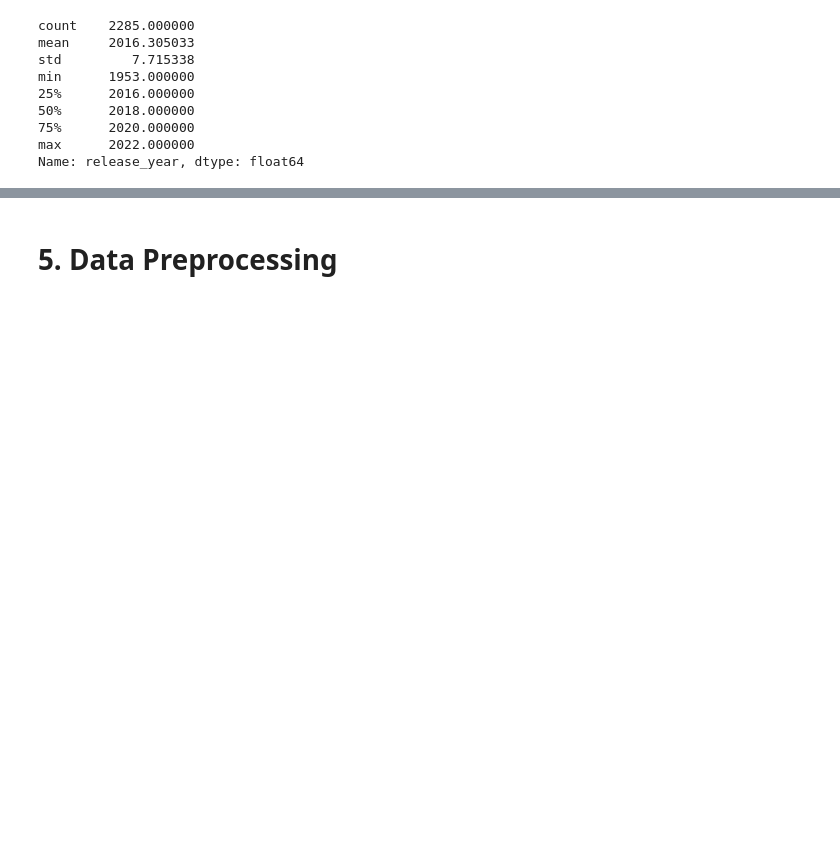
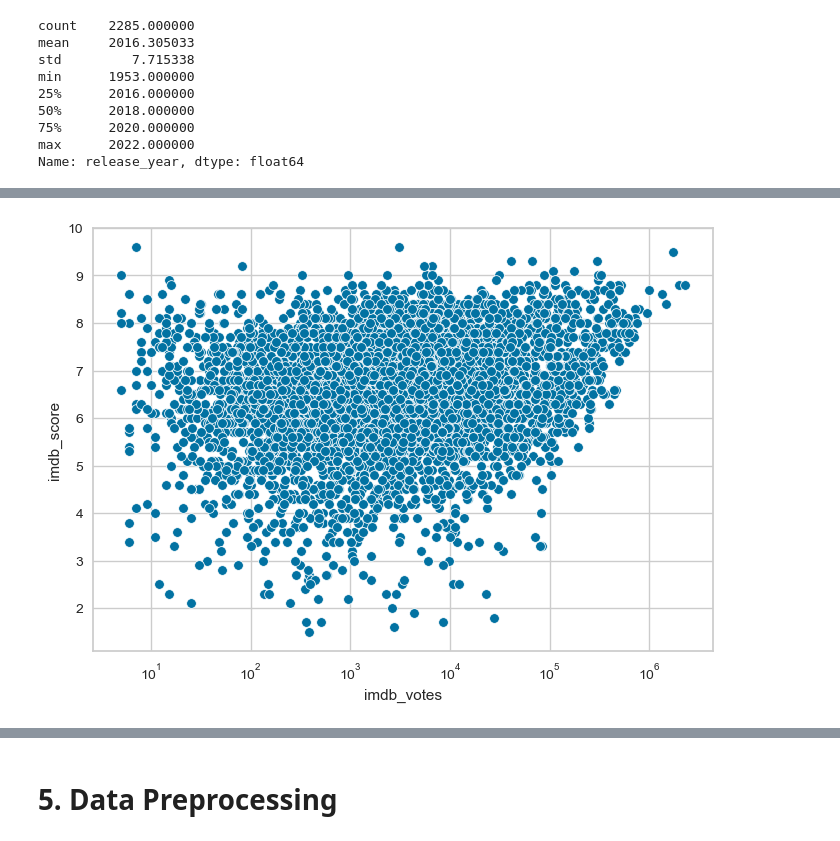
Before and after one commit to M4tchaa/submission-ml, a Jupyter notebook: Submission_Akhir_BMLP_Arliyandi.ipynb, the cells around one changed output, grey strips where cells are left out. Saved outputs shown, nothing was run; the diff lists cells and outputs as text; code cells hidden in the pictures; blank space fills up the shorter version.

```diff
--- a/Submission_Akhir_BMLP_Arliyandi.ipynb
+++ b/Submission_Akhir_BMLP_Arliyandi.ipynb
@@ -162,0 +168,7 @@ for column in numerical_columns:
+# %%
+# Korelasi IMDb Score vs IMDb Votes
+sns.scatterplot(x=df['imdb_votes'], y=df['imdb_score'])
+plt.xscale("log")  # Skala log untuk melihat pola lebih jelas
+plt.show()
+# %% [output]
+[figure, added]
```
Also changed, not shown: parts of 30 cells of this notebook.
